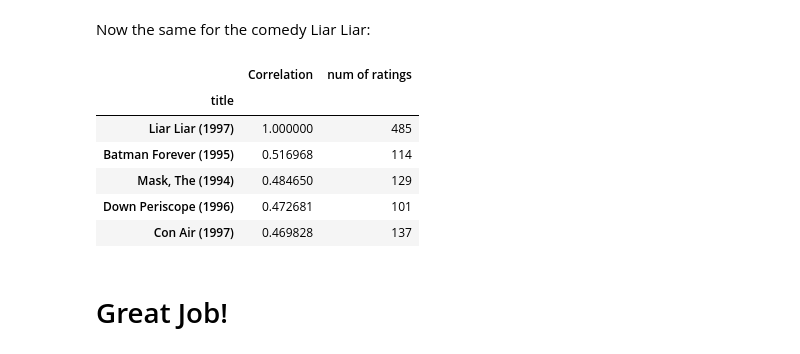
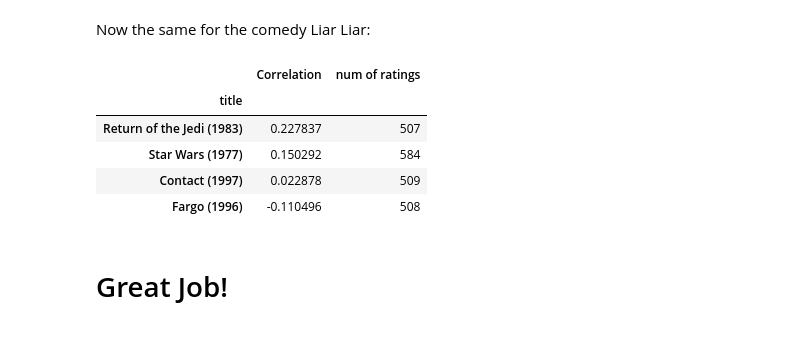
Before and after one commit to rahgoki/PythonForDataScience_Udemy, a Jupyter notebook: Section_21_Recomender_Systems/01-Recommender Systems with Python.ipynb, the cells around one changed output. Saved outputs shown, nothing was run; the diff lists cells and outputs as text; code cells hidden in the pictures.

```diff
--- a/Section_21_Recomender_Systems/01-Recommender Systems with Python.ipynb
+++ b/Section_21_Recomender_Systems/01-Recommender Systems with Python.ipynb
@@ -286,15 +291,14 @@ Now the same for the comedy Liar Liar:
 # %%
 corr_liarliar = pd.DataFrame(similar_to_liarliar,columns=['Correlation'])
 corr_liarliar.dropna(inplace=True)
 corr_liarliar = corr_liarliar.join(ratings['num of ratings'])
-corr_liarliar[corr_liarliar['num of ratings']>100].sort_values('Correlation',ascending=False).head()
+corr_liarliar[corr_liarliar['num of ratings']>500].sort_values('Correlation',ascending=False).head()
 # %% [output]
 |  | Correlation | num of ratings |
 | title |  |  |
-| Liar Liar (1997) | 1.000000 | 485 |
-| Batman Forever (1995) | 0.516968 | 114 |
-| Mask, The (1994) | 0.484650 | 129 |
-| Down Periscope (1996) | 0.472681 | 101 |
-| Con Air (1997) | 0.469828 | 137 |
+| Return of the Jedi (1983) | 0.227837 | 507 |
+| Star Wars (1977) | 0.150292 | 584 |
+| Contact (1997) | 0.022878 | 509 |
+| Fargo (1996) | -0.110496 | 508 |
 # %% [markdown]
 # Great Job!
```
Also changed, not shown: parts of 2 cells of this notebook.
